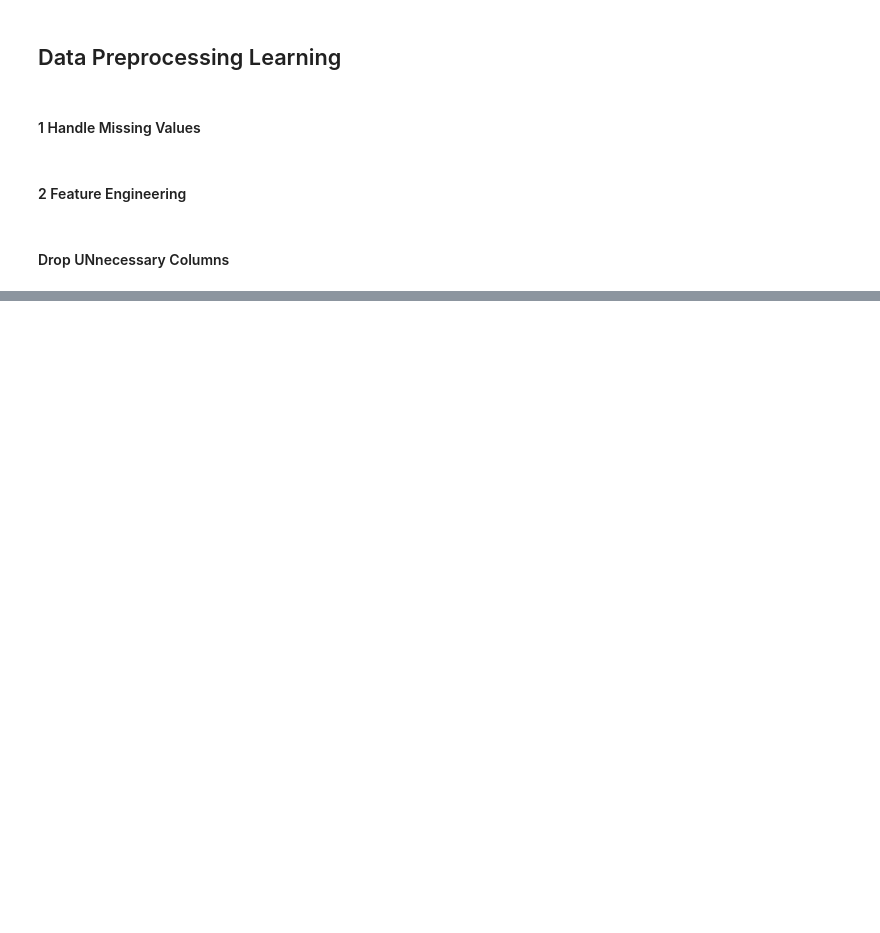
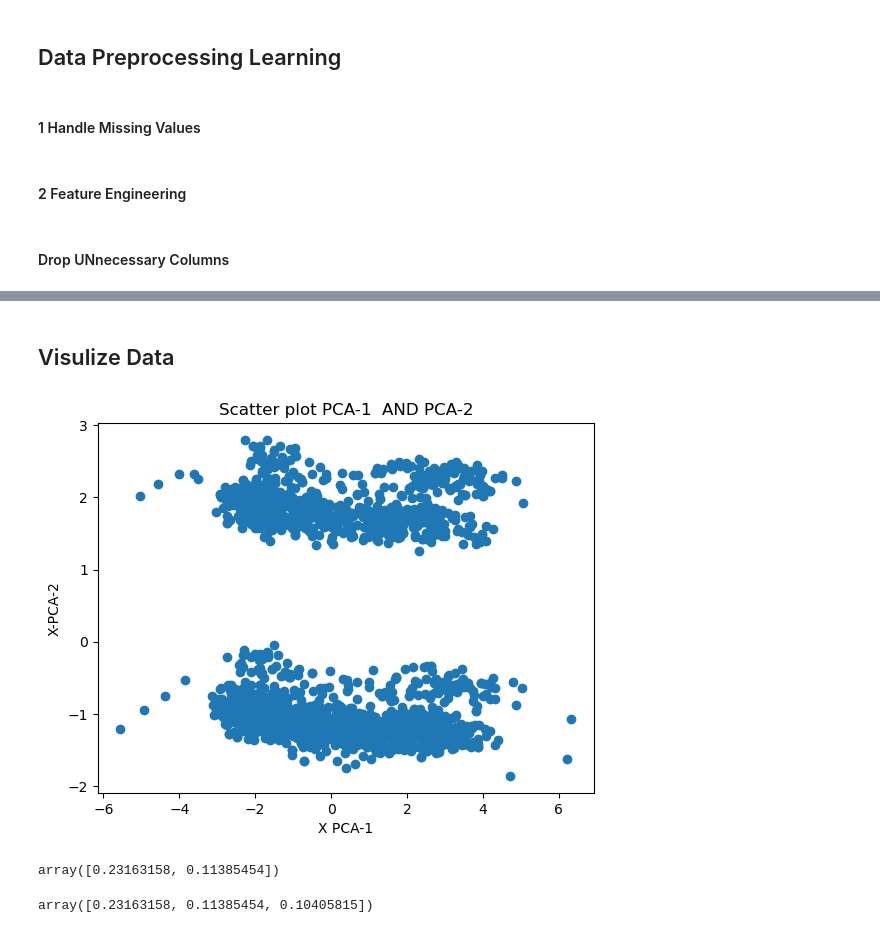
Before and after one commit to muhammadkhan-dev-code/learning-ai-ml, a Jupyter notebook: anaconda_projects/unsupervised_ml/smart-cart-clsutering/smart_cart.ipynb, the cells around one changed output, grey strips where cells are left out. Saved outputs shown, nothing was run; the diff lists cells and outputs as text; code cells hidden in the pictures; blank space fills up the shorter version.

Commit message:
data preprocessing eda and data encoded done

```diff
--- a/anaconda_projects/unsupervised_ml/smart-cart-clsutering/smart_cart.ipynb
+++ b/anaconda_projects/unsupervised_ml/smart-cart-clsutering/smart_cart.ipynb
@@ -83,0 +138,8 @@ data_cleaned.to_csv('customer_data_updated.csv', index=False)
+# %%
+encoded_df=pd.DataFrame(
+    encoded_cols.toarray(),
+    columns=ohe.get_feature_names_out(cat_cols),
+    index=data_cleaned.index
+)
+# %%
+encoded_data=pd.concat([data_cleaned.drop(columns=cat_cols), encoded_df],axis=1 )
@@ -83,0 +150,6 @@ data_cleaned.to_csv('customer_data_updated.csv', index=False)
+# %%
+X=encoded_data
+sc= StandardScaler()
+X_scaled= sc.fit_transform(X)
+# %% [markdown]
+## Visulize Data
@@ -83,0 +160,15 @@ data_cleaned.to_csv('customer_data_updated.csv', index=False)
+# %%
+pca=PCA(n_components=2)
+X_pca= pca.fit_transform(X_scaled)
+# %%
+# Plot
+plt.scatter(X_pca[:,0],X_pca[:,1])
+plt.xlabel("X PCA-1")
+plt.ylabel('X-PCA-2')
+plt.title("Scatter plot PCA-1  AND PCA-2")
+plt.savefig('03-scatter-pca.png', dpi=300, bbox_inches='tight')
+plt.show()
+pca.explained_variance_ratio_  # array([0.23163158, 0.11385454])
+# %% [output]
+[figure, added]
+array([0.23163158, 0.11385454])
@@ -83,0 +179,4 @@ data_cleaned.to_csv('customer_data_updated.csv', index=False)
+# %%
+pca.explained_variance_ratio_
+# %% [output]
+array([0.23163158, 0.11385454, 0.10405815])
```
Also changed, not shown: parts of 16 cells of this notebook, 4 other files.
